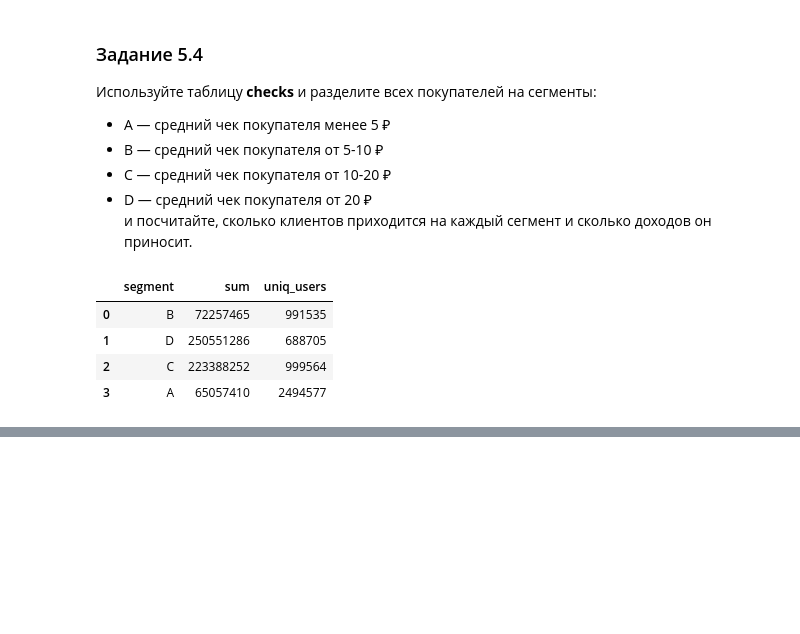
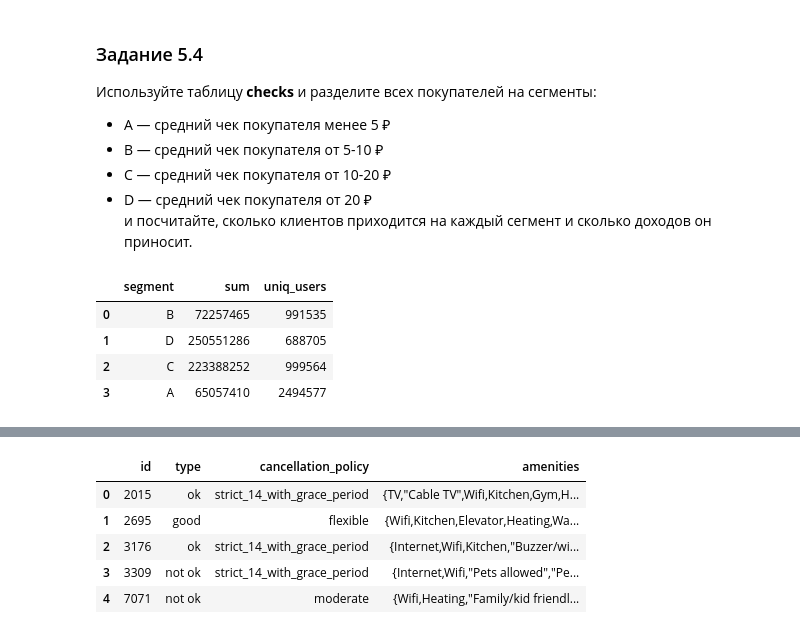
Before and after one commit to aleks-haksly/ClickHouse, a Jupyter notebook: practice/part_5.ipynb, the cells around one changed output, grey strips where cells are left out. Drawn from its saved outputs; the diff is of its cells as text; code cells hidden in the pictures; blank space fills up the shorter version.

```diff
--- a/practice/part_5.ipynb
+++ b/practice/part_5.ipynb
@@ -12,7 +12,7 @@ host = 'clickhouse.lab.karpov.courses'
 dbase = 'default'
 port = 9000
 user = 'student'
-password = userdata.get('ch2020_pwd')
+password = userdata.get('ch2020[student]')
 # %%
 client = Client(host=host, port=port, user=user,
                 password=password, database=dbase)
@@ -158,0 +169,22 @@ pd.DataFrame(result, columns=[tuple[0] for tuple in columns])
+# %%
+sql = f"""
+SELECT
+  id,
+  CASE
+    WHEN multiSearchAnyCaseInsensitive(amenities, ['kitchen']) = 1 THEN if(cancellation_policy = 'flexible', 'good', 'ok')
+    ELSE 'not ok'
+  END AS type,
+  cancellation_policy,
+  amenities
+FROM listings
+LIMIT 5
+"""
+result, columns = client.execute(sql, with_column_types=True)
+pd.DataFrame(result, columns=[tuple[0] for tuple in columns])
+# %% [output]
+|  | id | type | cancellation_policy | amenities |
+| 0 | 2015 | ok | strict_14_with_grace_period | {TV,"Cable TV",Wifi,Kitchen,Gym,H... |
+| 1 | 2695 | good | flexible | {Wifi,Kitchen,Elevator,Heating,Wa... |
+| 2 | 3176 | ok | strict_14_with_grace_period | {Internet,Wifi,Kitchen,"Buzzer/wi... |
+| 3 | 3309 | not ok | strict_14_with_grace_period | {Internet,Wifi,"Pets allowed","Pe... |
+| 4 | 7071 | not ok | moderate | {Wifi,Heating,"Family/kid friendl... |
```
Also changed, not shown: parts of 2 cells of this notebook.
